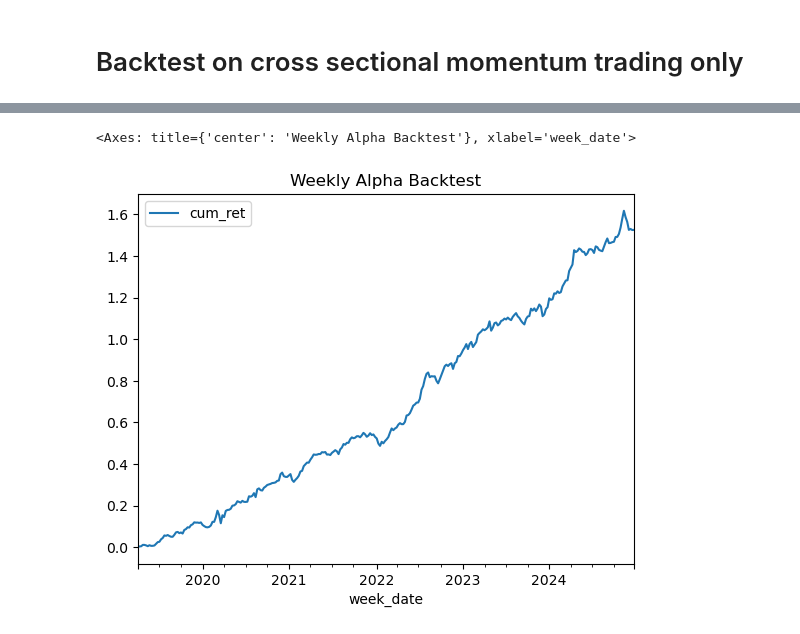
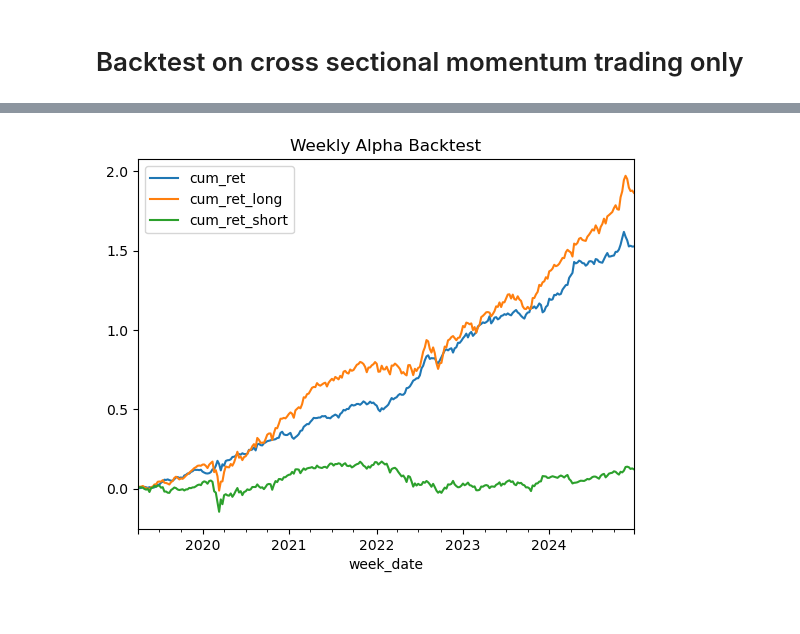
Before and after one commit to kktallam/ML-Capstone-Project-006, a Jupyter notebook: code/momentum/momentum_backtest.ipynb, the cells around one changed output, grey strips where cells are left out. Cells and saved outputs as stored; diff of their text form; code cells hidden in the pictures.

Commit message:
Upddate momentum backtester

```diff
--- a/code/momentum/momentum_backtest.ipynb
+++ b/code/momentum/momentum_backtest.ipynb
@@ -295,11 +293,24 @@ def compute_pnl_timeseries(df: pd.DataFrame, weight_panel: pd.DataFrame) -> pd.D
     merged = pd.merge(weight_panel,
                       df[['TICKER','week_date','RET_fwd']],
                       on=['TICKER','week_date'], how='left')
-    pnl = (merged
-           .assign(pnl = merged['weight'] * merged['RET_fwd'])
-           .groupby('week_date', as_index=False)
-           .agg(port_ret=('pnl','sum')))
+
+    merged['pnl'] = merged['weight'] * merged['RET_fwd']
+
+    def agg_pnl(x):
+        long_pnl = x[x['weight'] > 0]['pnl'].sum()
+        short_pnl = -1*x[x['weight'] < 0]['pnl'].sum()
+        return pd.Series({
+            'port_ret_long': long_pnl,
+            'port_ret_short': short_pnl,
+            'port_ret': long_pnl - short_pnl
+        })
+
+    pnl = merged.groupby('week_date').apply(agg_pnl).reset_index()
+
     pnl['cum_ret'] = (1 + pnl['port_ret']).cumprod() - 1
+    pnl['cum_ret_long'] = (1 + pnl['port_ret_long']).cumprod() - 1
+    pnl['cum_ret_short'] = (1 + pnl['port_ret_short']).cumprod() - 1
+
     return pnl
 
 
@@ -355,6 +366,21 @@ def run_weekly_backtest(
     vol_w = weekly_perf['port_ret'].std(ddof=1)
     sharpe_w = (avg_w / vol_w * np.sqrt(52)) if vol_w and vol_w > 0 else np.nan
 
+    # --- New performance stats ---
+    # Weekly turnover
+    weights_pivoted = weight_panel.pivot(index='week_date', columns='TICKER', values='weight').fillna(0)
+    turnover = weights_pivoted.diff().abs().sum(axis=1) / 2
+    avg_weekly_turnover = turnover.mean()
+
+    # Mean return per unit of turnover
+    mean_ret_per_turnover = (avg_w / avg_weekly_turnover) if avg_weekly_turnover and avg_weekly_turnover > 0 else np.nan
+
+    # Max drawdown
+    port_index = 100 * (1 + weekly_perf['port_ret']).cumprod()
+    rolling_max = port_index.cummax()
+    drawdown = (rolling_max-port_index) / rolling_max
+    max_drawdown = drawdown.max() * 100 #turn to percentage
+
     summary = {
         'start': weekly_perf['week_date'].min(),
         'end': weekly_perf['week_date'].max(),
@@ -363,6 +389,9 @@ def run_weekly_backtest(
         'weekly_vol': vol_w,
         'annualized_sharpe': sharpe_w,
         'mean_ic': ic_df['pearson_ic'].mean(),
+        'weekly_turnover': avg_weekly_turnover,
+        'mean_return_per_turnover': mean_ret_per_turnover,
+        'max_drawdown': f"{max_drawdown:.2f}%",
         'signal_used': col_signal,
         'synthetic_used': use_synthetic,
         'target_ic': rho if use_synthetic else None,
@@ -401,4 +430,4 @@ Intel MKL WARNING: Support of Intel(R) Streaming SIMD Extensions 4.2 (Intel(R) S
 # %%
 result_syn = run_weekly_backtest(mom_weekly, use_synthetic=True, rho=0.05)
-result_syn['weekly_perf'][['week_date','cum_ret']].plot(x='week_date', y='cum_ret', title='Weekly Alpha Backtest')
+result_syn['weekly_perf'][['week_date','cum_ret', 'cum_ret_long', 'cum_ret_short']].plot(x='week_date', y=['cum_ret', 'cum_ret_long', 'cum_ret_short'], title='Weekly Alpha Backtest')
 # %% [output]
@@ -422,2 +435 @@ Intel MKL WARNING: Support of Intel(R) Streaming SIMD Extensions 4.2 (Intel(R) S
-<Axes: title={'center': 'Weekly Alpha Backtest'}, xlabel='week_date'>
-[figure, old version]
+[figure, new version]
```
Also changed, not shown: parts of 11 cells of this notebook.
